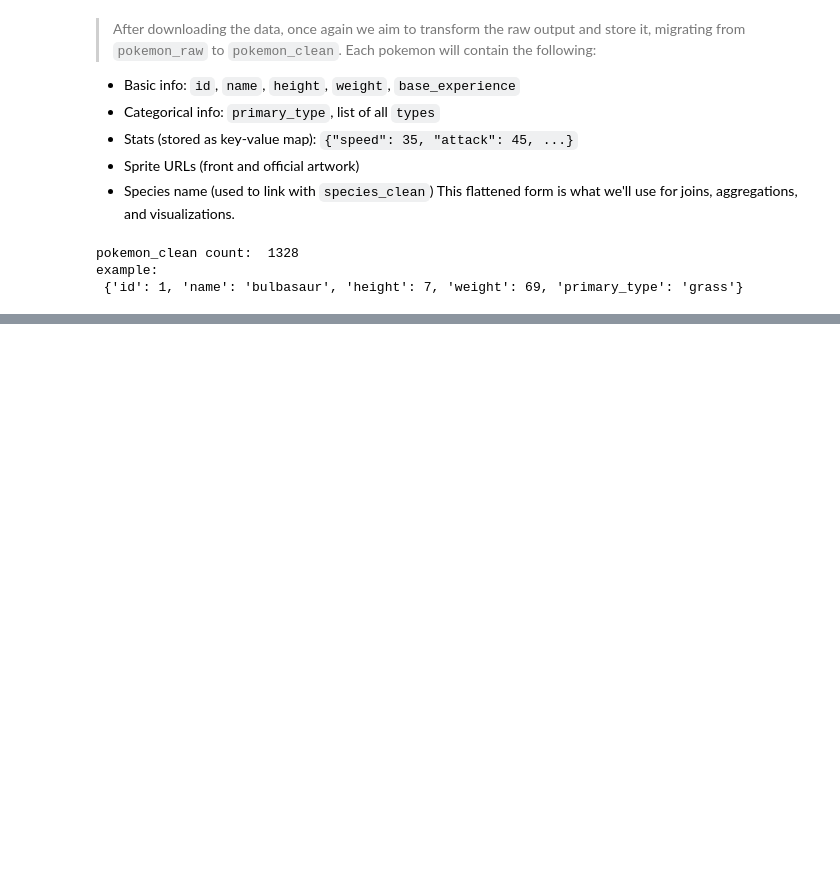
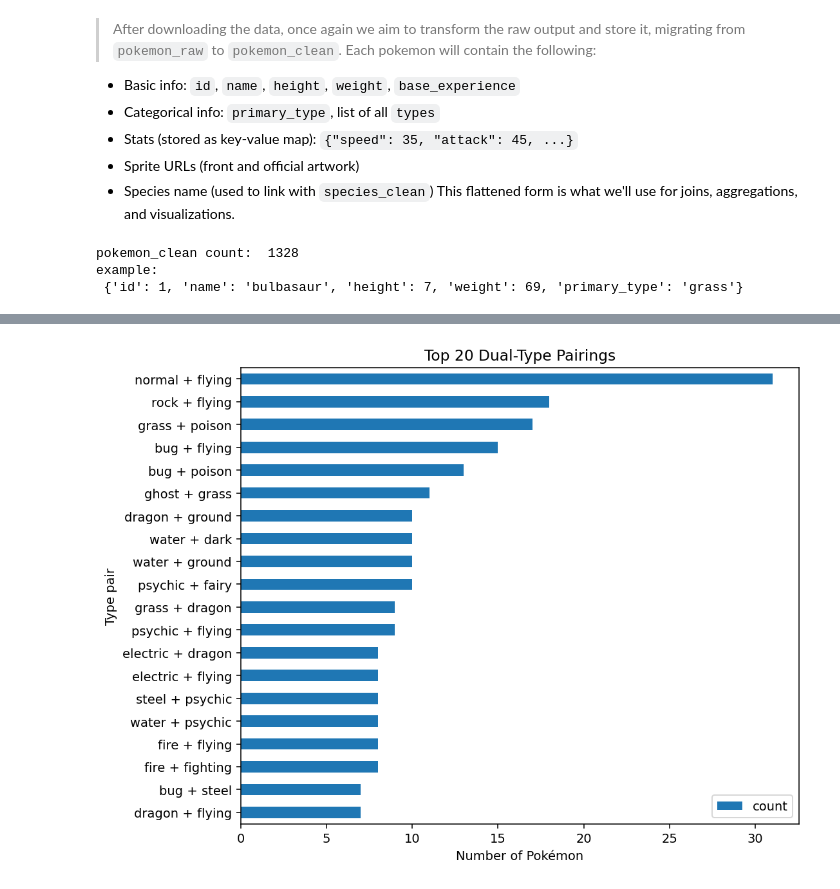
Before and after one commit to cgleonr/mongodb-project, a Jupyter notebook: pokeapi_to_mongodb.ipynb, the cells around one changed output, grey strips where cells are left out. Saved outputs shown, nothing was run; the diff lists cells and outputs as text; code cells hidden in the pictures; blank space fills up the shorter version.

```diff
--- a/pokeapi_to_mongodb.ipynb
+++ b/pokeapi_to_mongodb.ipynb
@@ -512,0 +750,25 @@ gen_df["avg_height_m"] = gen_df["avg_height"] / 10
+# %%
+# Type Co-Occurrence (top 20)
+pipe = [
+    {"$match": {"types": {"$exists": True, "$ne": []}}},
+    {"$project": {"types": 1, "types2": "$types"}},
+    {"$unwind": {"path": "$types", "includeArrayIndex": "i"}},
+    {"$unwind": {"path": "$types2", "includeArrayIndex": "j"}},
+    {"$match": {"$expr": {"$lt": ["$i", "$j"]}}},
+    {"$group": {"_id": {"a": "$types", "b": "$types2"}, "count": {"$sum": 1}}},
+    {"$sort": {"count": -1}},
+    {"$limit": 20}
+]
+pairs = list(db.pokemon_clean.aggregate(pipe))
+df = pd.DataFrame(pairs)
+df["pair"] = df["_id"].apply(lambda d: f"{d['a']} + {d['b']}")
+df = df[["pair","count"]].sort_values("count")
+
+ax = df.plot(kind="barh", x="pair", y="count", figsize=(8,6))
+ax.set_xlabel("Number of Pokémon")
+ax.set_ylabel("Type pair")
+ax.set_title("Top 20 Dual-Type Pairings")
+plt.tight_layout()
+plt.show()
+# %% [output]
+[figure, added]
```
Also changed, not shown: parts of 26 cells of this notebook, 2 other files.
